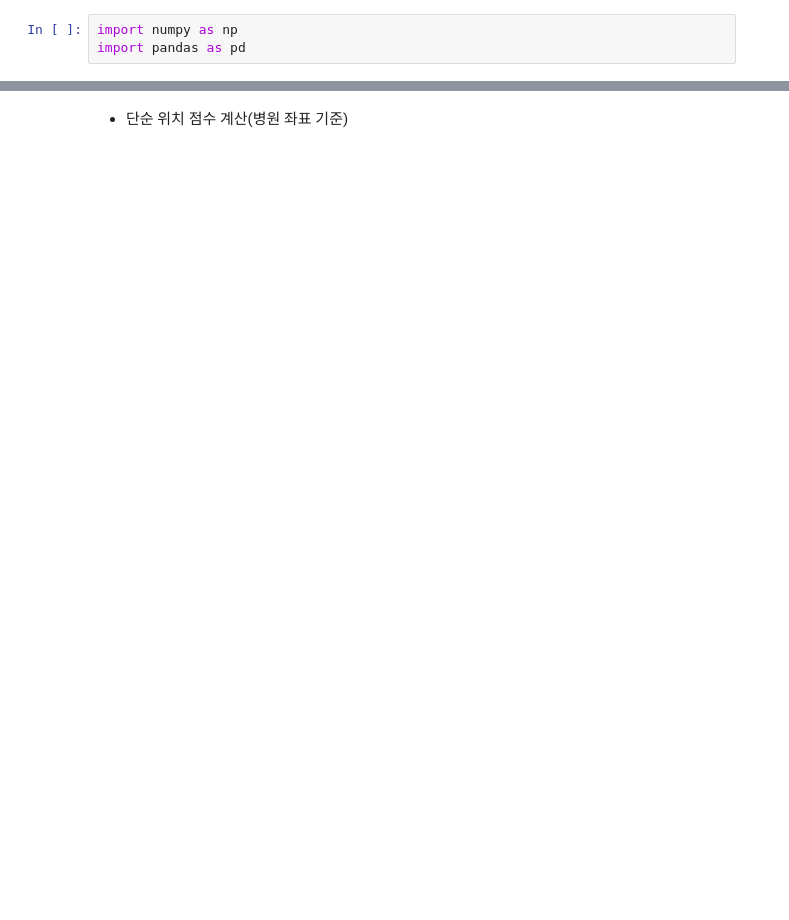
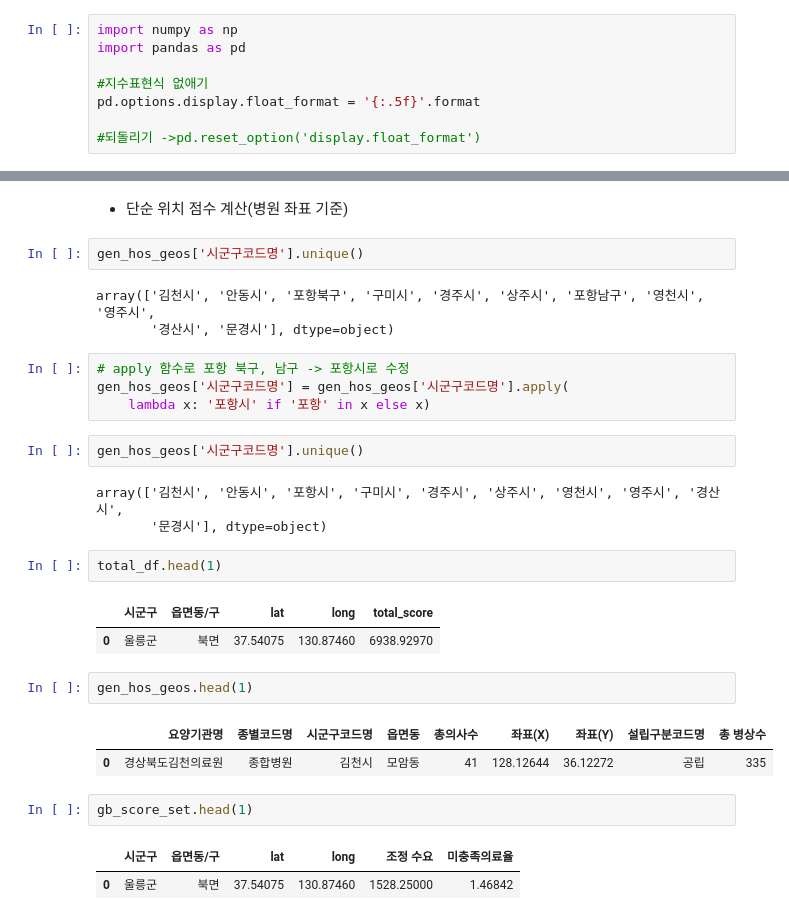
Before and after one commit to crpAsian/works, a Jupyter notebook: gb_cals/gb_cals.ipynb, the cells around one changed output, grey strips where cells are left out. Drawn from its saved outputs; the diff is of its cells as text; blank space fills up the shorter version.

```diff
--- a/gb_cals/gb_cals.ipynb
+++ b/gb_cals/gb_cals.ipynb
@@ -1,6 +1,11 @@
 # %%
 import numpy as np
 import pandas as pd
+
+#지수표현식 없애기
+pd.options.display.float_format = '{:.5f}'.format
+
+#되돌리기 ->pd.reset_option('display.float_format')
 # %% [markdown]
 > _**고려할 점:** 인구수, 노령/유소년 인구수, 주변(반경?) 의료기관 수, 대구 울산 등과의 접근성?_
 
@@ -720,3 +729,32 @@ m2
 [interactive output not drawn]
 # %% [markdown]
 - 단순 위치 점수 계산(병원 좌표 기준)
+# %%
+gen_hos_geos['시군구코드명'].unique()
+# %% [output]
+array(['김천시', '안동시', '포항북구', '구미시', '경주시', '상주시', '포항남구', '영천시', '영주시',
+       '경산시', '문경시'], dtype=object)
+# %%
+# apply 함수로 포항 북구, 남구 -> 포항시로 수정
+gen_hos_geos['시군구코드명'] = gen_hos_geos['시군구코드명'].apply(
+    lambda x: '포항시' if '포항' in x else x)
+# %%
+gen_hos_geos['시군구코드명'].unique()
+# %% [output]
+array(['김천시', '안동시', '포항시', '구미시', '경주시', '상주시', '영천시', '영주시', '경산시',
+       '문경시'], dtype=object)
+# %%
+total_df.head(1)
+# %% [output]
+|  | 시군구 | 읍면동/구 | lat | long | total_score |
+| 0 | 울릉군 | 북면 | 37.54075 | 130.87460 | 6938.92970 |
+# %%
+gen_hos_geos.head(1)
+# %% [output]
+|  | 요양기관명 | 종별코드명 | 시군구코드명 | 읍면동 | 총의사수 | 좌표(X) | 좌표(Y) | 설립구분코드명 | 총 병상수 |
+| 0 | 경상북도김천의료원 | 종합병원 | 김천시 | 모암동 | 41 | 128.12644 | 36.12272 | 공립 | 335 |
+# %%
+gb_score_set.head(1)
+# %% [output]
+|  | 시군구 | 읍면동/구 | lat | long | 조정 수요 | 미충족의료율 |
+| 0 | 울릉군 | 북면 | 37.54075 | 130.87460 | 1528.25000 | 1.46842 |
```
Also changed, not shown: parts of 28 cells of this notebook.
